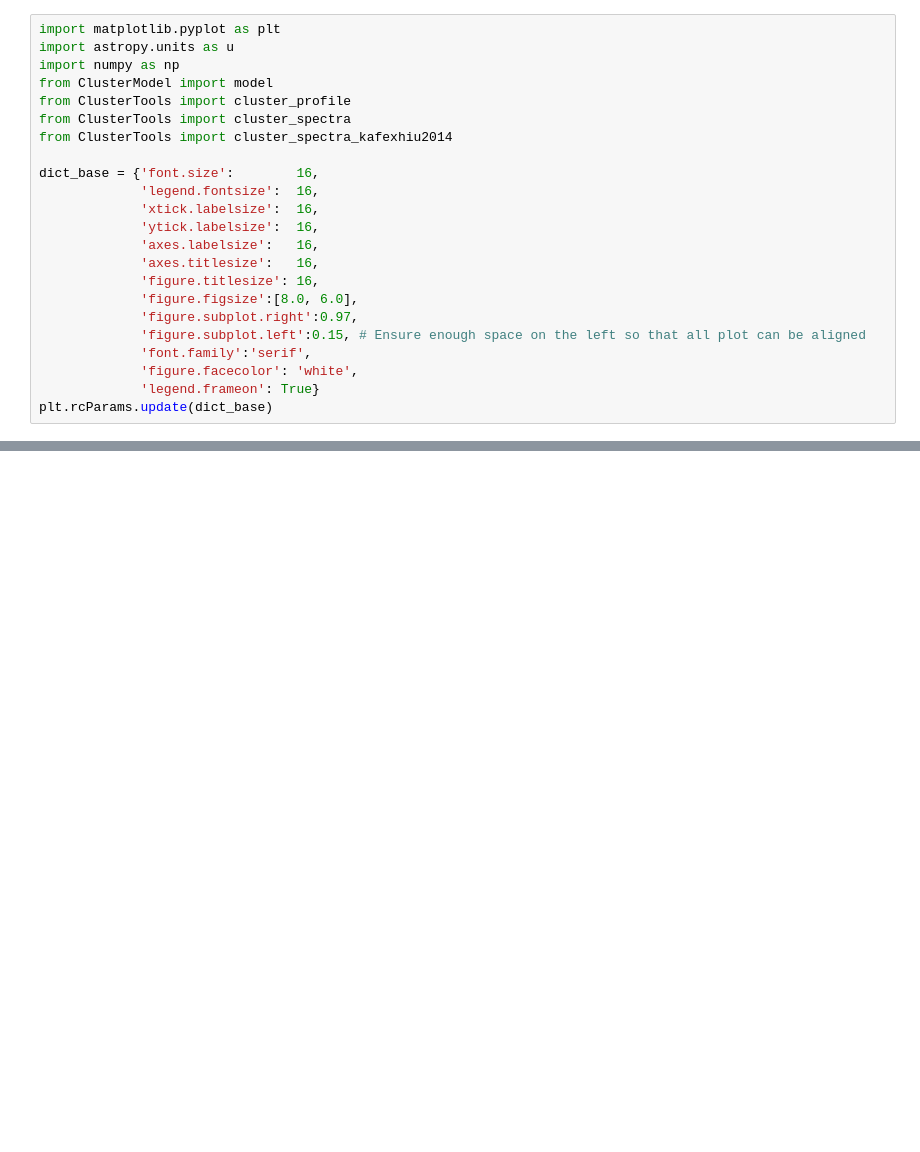
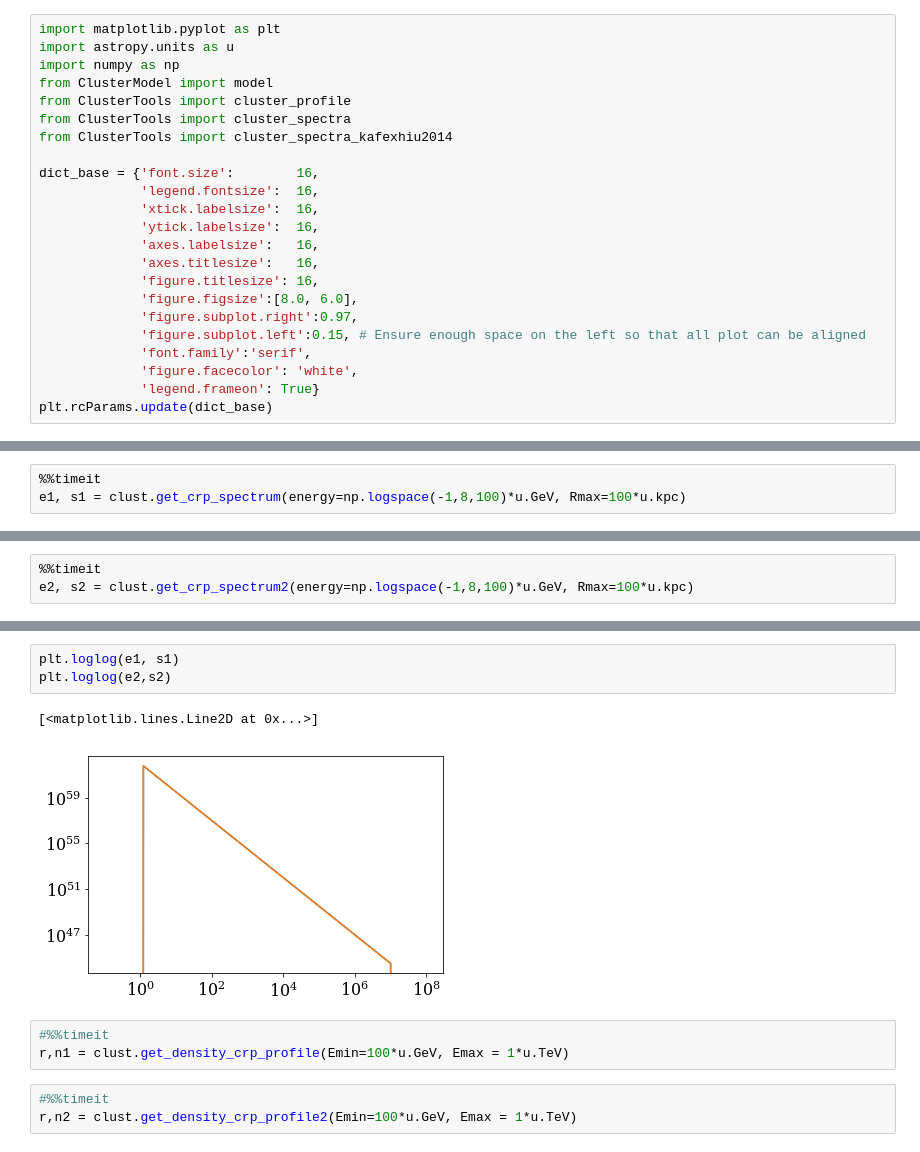
Before and after one commit to renlliang3/ClusterModel, a Jupyter notebook: notebook/model_dev_parameters.ipynb, the cells around one changed output, grey strips where cells are left out. Drawn from its saved outputs; the diff is of its cells as text; blank space fills up the shorter version.

```diff
--- a/notebook/model_dev_parameters.ipynb
+++ b/notebook/model_dev_parameters.ipynb
@@ -64,0 +68,3 @@ plt.loglog(x,v1 * trapz_loglog(v2, y, axis=-1, intervals=False))
+# %%
+%%timeit
+e1, s1 = clust.get_crp_spectrum(energy=np.logspace(-1,8,100)*u.GeV, Rmax=100*u.kpc)
@@ -64,0 +73,3 @@ plt.loglog(x,v1 * trapz_loglog(v2, y, axis=-1, intervals=False))
+# %%
+%%timeit
+e2, s2 = clust.get_crp_spectrum2(energy=np.logspace(-1,8,100)*u.GeV, Rmax=100*u.kpc)
@@ -64,0 +78,12 @@ plt.loglog(x,v1 * trapz_loglog(v2, y, axis=-1, intervals=False))
+# %%
+plt.loglog(e1, s1)
+plt.loglog(e2,s2)
+# %% [output]
+[<matplotlib.lines.Line2D at 0x...>]
+[figure, added]
+# %%
+#%%timeit
+r,n1 = clust.get_density_crp_profile(Emin=100*u.GeV, Emax = 1*u.TeV)
+# %%
+#%%timeit
+r,n2 = clust.get_density_crp_profile2(Emin=100*u.GeV, Emax = 1*u.TeV)
```
Also changed, not shown: parts of 25 cells of this notebook.
